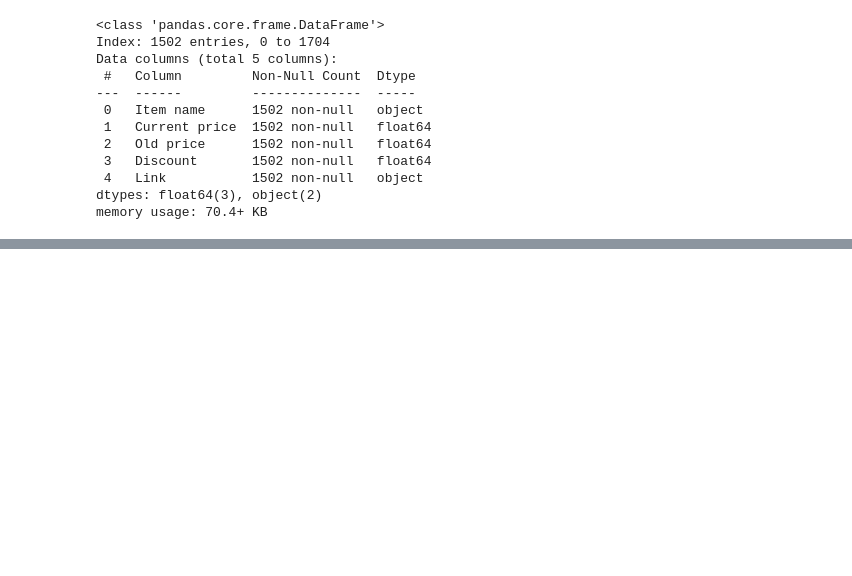
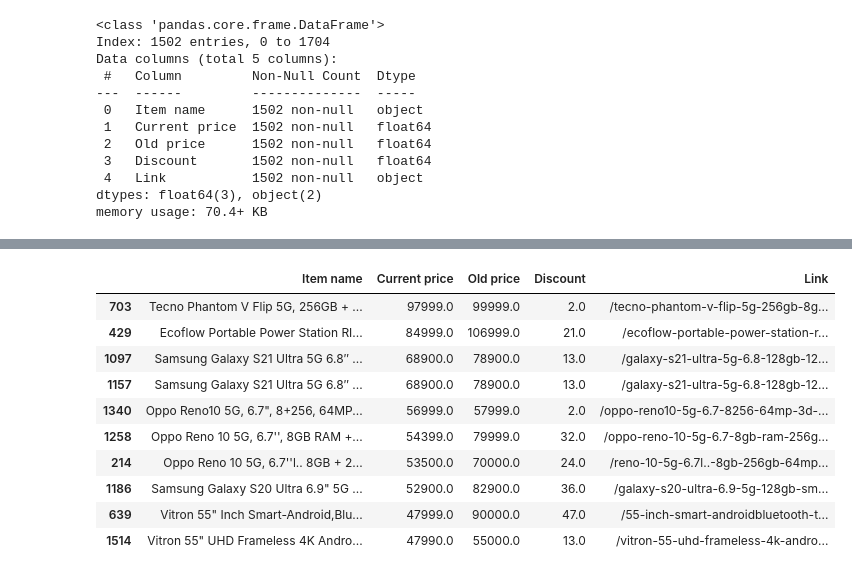
Before and after one commit to warren-bit/jumia_project, a Jupyter notebook: scraping_jumia.ipynb, the cells around one changed output, grey strips where cells are left out. Saved outputs shown, nothing was run; the diff lists cells and outputs as text; code cells hidden in the pictures; blank space fills up the shorter version.

```diff
--- a/scraping_jumia.ipynb
+++ b/scraping_jumia.ipynb
@@ -308,0 +340,15 @@ memory usage: 106.6+ KB
+# %%
+# 10 most expensive products
+products.sort_values(by = 'Current price', ascending=False).head(10)
+# %% [output]
+|  | Item name | Current price | Old price | Discount | Link |
+| 703 | Tecno Phantom V Flip 5G, 256GB + ... | 97999.0 | 99999.0 | 2.0 | /tecno-phantom-v-flip-5g-256gb-8g... |
+| 429 | Ecoflow Portable Power Station RI... | 84999.0 | 106999.0 | 21.0 | /ecoflow-portable-power-station-r... |
+| 1097 | Samsung Galaxy S21 Ultra 5G 6.8″ ... | 68900.0 | 78900.0 | 13.0 | /galaxy-s21-ultra-5g-6.8-128gb-12... |
+| 1157 | Samsung Galaxy S21 Ultra 5G 6.8″ ... | 68900.0 | 78900.0 | 13.0 | /galaxy-s21-ultra-5g-6.8-128gb-12... |
+| 1340 | Oppo Reno10 5G, 6.7", 8+256, 64MP... | 56999.0 | 57999.0 | 2.0 | /oppo-reno10-5g-6.7-8256-64mp-3d-... |
+| 1258 | Oppo Reno 10 5G, 6.7'', 8GB RAM +... | 54399.0 | 79999.0 | 32.0 | /oppo-reno-10-5g-6.7-8gb-ram-256g... |
+| 214 | Oppo Reno 10 5G, 6.7''l.. 8GB + 2... | 53500.0 | 70000.0 | 24.0 | /reno-10-5g-6.7l..-8gb-256gb-64mp... |
+| 1186 | Samsung Galaxy S20 Ultra 6.9" 5G ... | 52900.0 | 82900.0 | 36.0 | /galaxy-s20-ultra-6.9-5g-128gb-sm... |
+| 639 | Vitron 55" Inch Smart-Android,Blu... | 47999.0 | 90000.0 | 47.0 | /55-inch-smart-androidbluetooth-t... |
+| 1514 | Vitron 55" UHD Frameless 4K Andro... | 47990.0 | 55000.0 | 13.0 | /vitron-55-uhd-frameless-4k-andro... |
```
Also changed, not shown: parts of 8 cells of this notebook.
